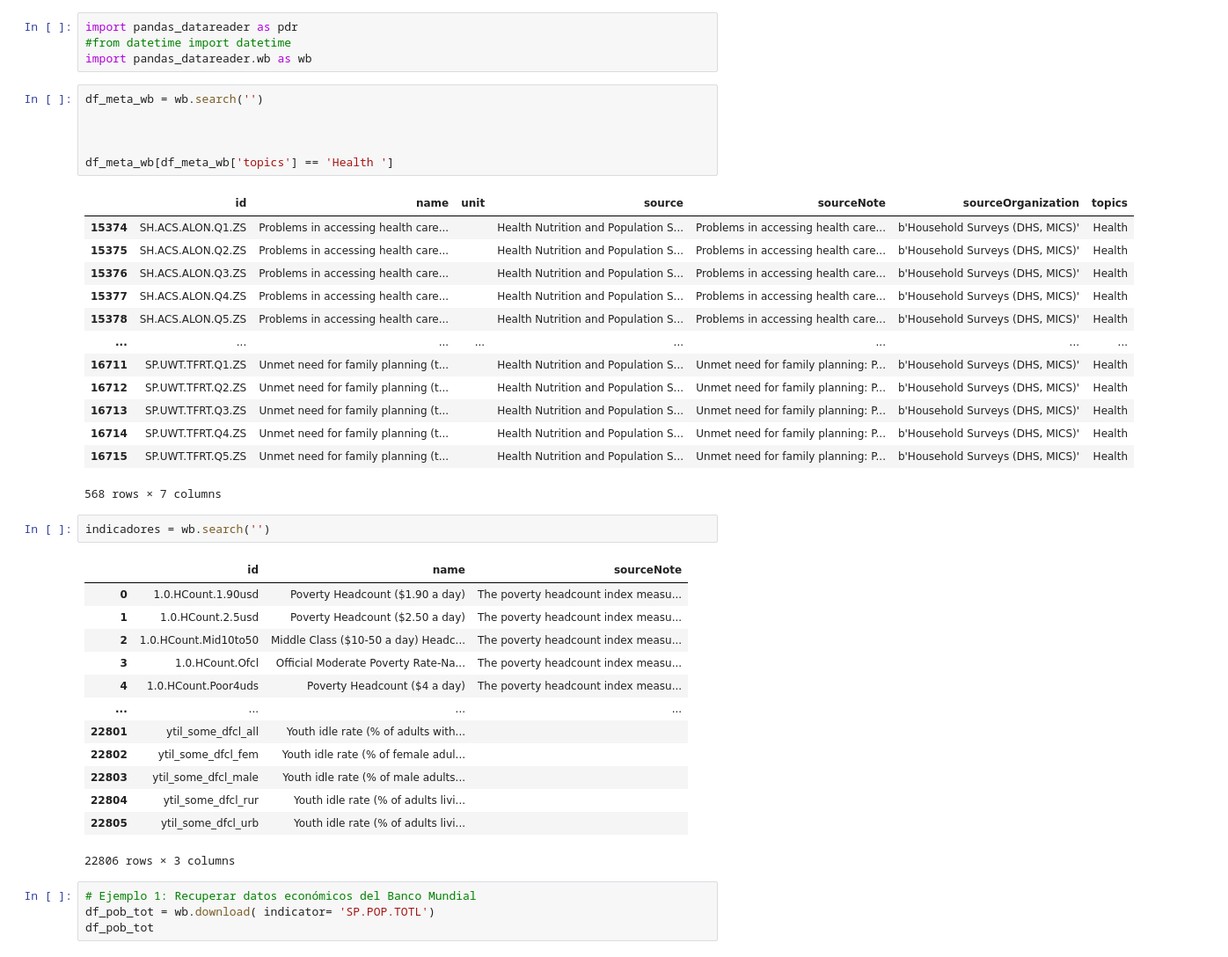
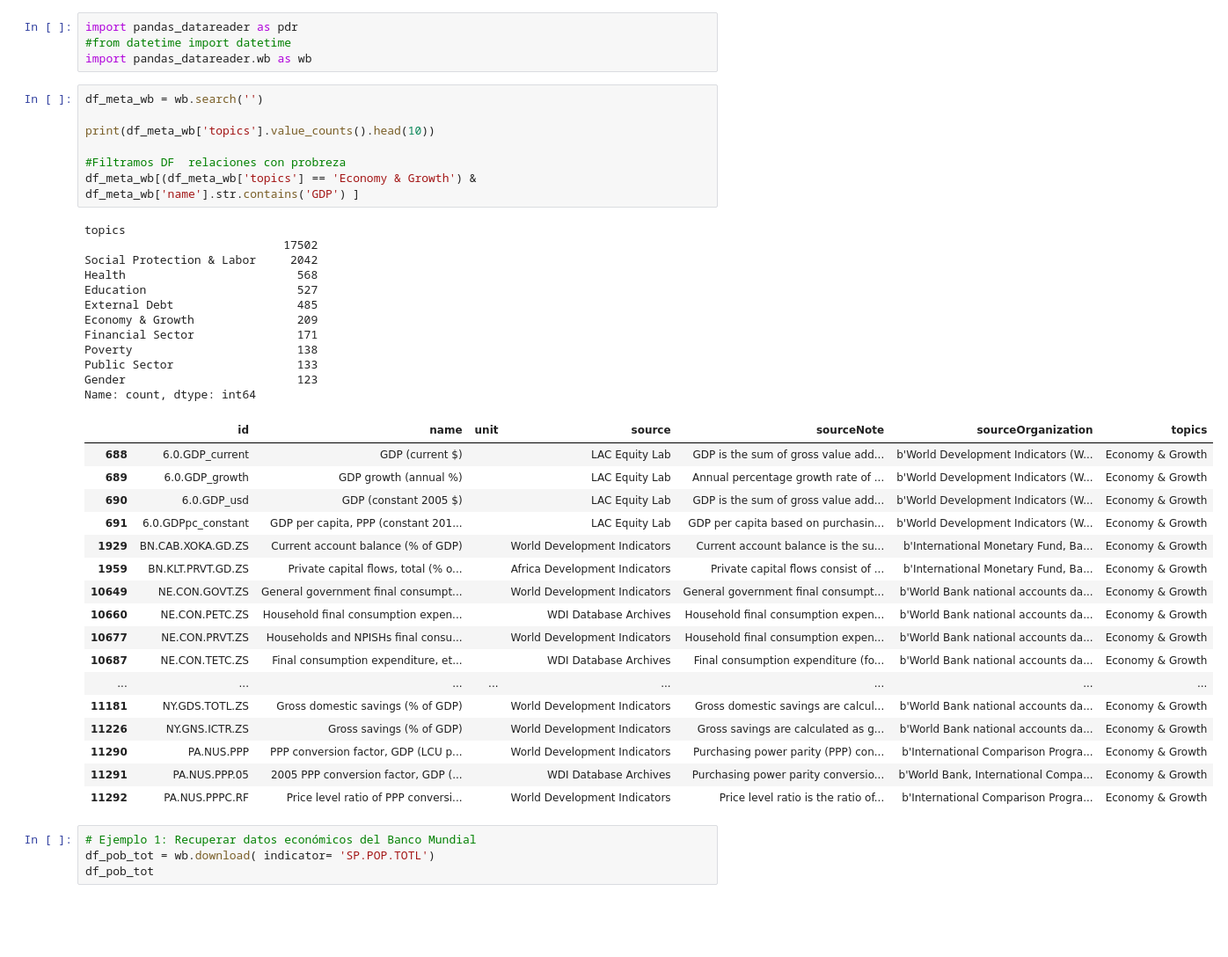
Before and after one commit to DiegoSReco/intro_python_para_economistas, a Jupyter notebook: script_python_5_Analisis_Datos_Pandas_2.ipynb, the cells around one changed output. Shown at 88% size. Cells and saved outputs as stored; diff of their text form; blank space fills up the shorter version.

```diff
--- a/script_python_5_Analisis_Datos_Pandas_2.ipynb
+++ b/script_python_5_Analisis_Datos_Pandas_2.ipynb
@@ -306,42 +306,43 @@ Paquetería que nos permite acceder de forma fácil y flexible a fuentes de dato
 import pandas_datareader as pdr
 #from datetime import datetime
 import pandas_datareader.wb as wb
-# %%
-df_meta_wb = wb.search('')
-
-
-
-df_meta_wb[df_meta_wb['topics'] == 'Health ']
-# %% [output]
-|  | id | name | unit | source | sourceNote | sourceOrganization | topics |
-| 15374 | SH.ACS.ALON.Q1.ZS | Problems in accessing health care... |  | Health Nutrition and Population S... | Problems in accessing health care... | b'Household Surveys (DHS, MICS)' | Health |
-| 15375 | SH.ACS.ALON.Q2.ZS | Problems in accessing health care... |  | Health Nutrition and Population S... | Problems in accessing health care... | b'Household Surveys (DHS, MICS)' | Health |
-| 15376 | SH.ACS.ALON.Q3.ZS | Problems in accessing health care... |  | Health Nutrition and Population S... | Problems in accessing health care... | b'Household Surveys (DHS, MICS)' | Health |
-| 15377 | SH.ACS.ALON.Q4.ZS | Problems in accessing health care... |  | Health Nutrition and Population S... | Problems in accessing health care... | b'Household Surveys (DHS, MICS)' | Health |
-| 15378 | SH.ACS.ALON.Q5.ZS | Problems in accessing health care... |  | Health Nutrition and Population S... | Problems in accessing health care... | b'Household Surveys (DHS, MICS)' | Health |
-| ... | ... | ... | ... | ... | ... | ... | ... |
-| 16711 | SP.UWT.TFRT.Q1.ZS | Unmet need for family planning (t... |  | Health Nutrition and Population S... | Unmet need for family planning: P... | b'Household Surveys (DHS, MICS)' | Health |
-| 16712 | SP.UWT.TFRT.Q2.ZS | Unmet need for family planning (t... |  | Health Nutrition and Population S... | Unmet need for family planning: P... | b'Household Surveys (DHS, MICS)' | Health |
-| 16713 | SP.UWT.TFRT.Q3.ZS | Unmet need for family planning (t... |  | Health Nutrition and Population S... | Unmet need for family planning: P... | b'Household Surveys (DHS, MICS)' | Health |
-| 16714 | SP.UWT.TFRT.Q4.ZS | Unmet need for family planning (t... |  | Health Nutrition and Population S... | Unmet need for family planning: P... | b'Household Surveys (DHS, MICS)' | Health |
-| 16715 | SP.UWT.TFRT.Q5.ZS | Unmet need for family planning (t... |  | Health Nutrition and Population S... | Unmet need for family planning: P... | b'Household Surveys (DHS, MICS)' | Health |
-568 rows × 7 columns
-# %%
-indicadores = wb.search('')
-# %% [output]
-|  | id | name | sourceNote |
-| 0 | 1.0.HCount.1.90usd | Poverty Headcount ($1.90 a day) | The poverty headcount index measu... |
-| 1 | 1.0.HCount.2.5usd | Poverty Headcount ($2.50 a day) | The poverty headcount index measu... |
-| 2 | 1.0.HCount.Mid10to50 | Middle Class ($10-50 a day) Headc... | The poverty headcount index measu... |
-| 3 | 1.0.HCount.Ofcl | Official Moderate Poverty Rate-Na... | The poverty headcount index measu... |
-| 4 | 1.0.HCount.Poor4uds | Poverty Headcount ($4 a day) | The poverty headcount index measu... |
-| ... | ... | ... | ... |
-| 22801 | ytil_some_dfcl_all | Youth idle rate (% of adults with... |  |
-| 22802 | ytil_some_dfcl_fem | Youth idle rate (% of female adul... |  |
-| 22803 | ytil_some_dfcl_male | Youth idle rate (% of male adults... |  |
-| 22804 | ytil_some_dfcl_rur | Youth idle rate (% of adults livi... |  |
-| 22805 | ytil_some_dfcl_urb | Youth idle rate (% of adults livi... |  |
-22806 rows × 3 columns
+# %%
+df_meta_wb = wb.search('')
+
+print(df_meta_wb['topics'].value_counts().head(10))
+
+#Filtramos DF  relaciones con probreza
+df_meta_wb[(df_meta_wb['topics'] == 'Economy & Growth') & df_meta_wb['name'].str.contains('GDP') ]
+# %% [output]
+topics
+                             17502
+Social Protection & Labor     2042
+Health                         568
+Education                      527
+External Debt                  485
+Economy & Growth               209
+Financial Sector               171
+Poverty                        138
+Public Sector                  133
+Gender                         123
+Name: count, dtype: int64
+|  | id | name | unit | source | sourceNote | sourceOrganization | topics |
+| 688 | 6.0.GDP_current | GDP (current $) |  | LAC Equity Lab | GDP is the sum of gross value add... | b'World Development Indicators (W... | Economy & Growth |
+| 689 | 6.0.GDP_growth | GDP growth (annual %) |  | LAC Equity Lab | Annual percentage growth rate of ... | b'World Development Indicators (W... | Economy & Growth |
+| 690 | 6.0.GDP_usd | GDP (constant 2005 $) |  | LAC Equity Lab | GDP is the sum of gross value add... | b'World Development Indicators (W... | Economy & Growth |
+| 691 | 6.0.GDPpc_constant | GDP per capita, PPP (constant 201... |  | LAC Equity Lab | GDP per capita based on purchasin... | b'World Development Indicators (W... | Economy & Growth |
+| 1929 | BN.CAB.XOKA.GD.ZS | Current account balance (% of GDP) |  | World Development Indicators | Current account balance is the su... | b'International Monetary Fund, Ba... | Economy & Growth |
+| 1959 | BN.KLT.PRVT.GD.ZS | Private capital flows, total (% o... |  | Africa Development Indicators | Private capital flows consist of ... | b'International Monetary Fund, Ba... | Economy & Growth |
+| 10649 | NE.CON.GOVT.ZS | General government final consumpt... |  | World Development Indicators | General government final consumpt... | b'World Bank national accounts da... | Economy & Growth |
+| 10660 | NE.CON.PETC.ZS | Household final consumption expen... |  | WDI Database Archives | Household final consumption expen... | b'World Bank national accounts da... | Economy & Growth |
+| 10677 | NE.CON.PRVT.ZS | Households and NPISHs final consu... |  | World Development Indicators | Household final consumption expen... | b'World Bank national accounts da... | Economy & Growth |
+| 10687 | NE.CON.TETC.ZS | Final consumption expenditure, et... |  | WDI Database Archives | Final consumption expenditure (fo... | b'World Bank national accounts da... | Economy & Growth |
+| ... | ... | ... | ... | ... | ... | ... | ... |
+| 11181 | NY.GDS.TOTL.ZS | Gross domestic savings (% of GDP) |  | World Development Indicators | Gross domestic savings are calcul... | b'World Bank national accounts da... | Economy & Growth |
+| 11226 | NY.GNS.ICTR.ZS | Gross savings (% of GDP) |  | World Development Indicators | Gross savings are calculated as g... | b'World Bank national accounts da... | Economy & Growth |
+| 11290 | PA.NUS.PPP | PPP conversion factor, GDP (LCU p... |  | World Development Indicators | Purchasing power parity (PPP) con... | b'International Comparison Progra... | Economy & Growth |
+| 11291 | PA.NUS.PPP.05 | 2005 PPP conversion factor, GDP (... |  | WDI Database Archives | Purchasing power parity conversio... | b'World Bank, International Compa... | Economy & Growth |
+| 11292 | PA.NUS.PPPC.RF | Price level ratio of PPP conversi... |  | World Development Indicators | Price level ratio is the ratio of... | b'International Comparison Progra... | Economy & Growth |
 # %%
 # Ejemplo 1: Recuperar datos económicos del Banco Mundial
 df_pob_tot = wb.download( indicator= 'SP.POP.TOTL')
```
Also changed, not shown: parts of 4 cells of this notebook.
